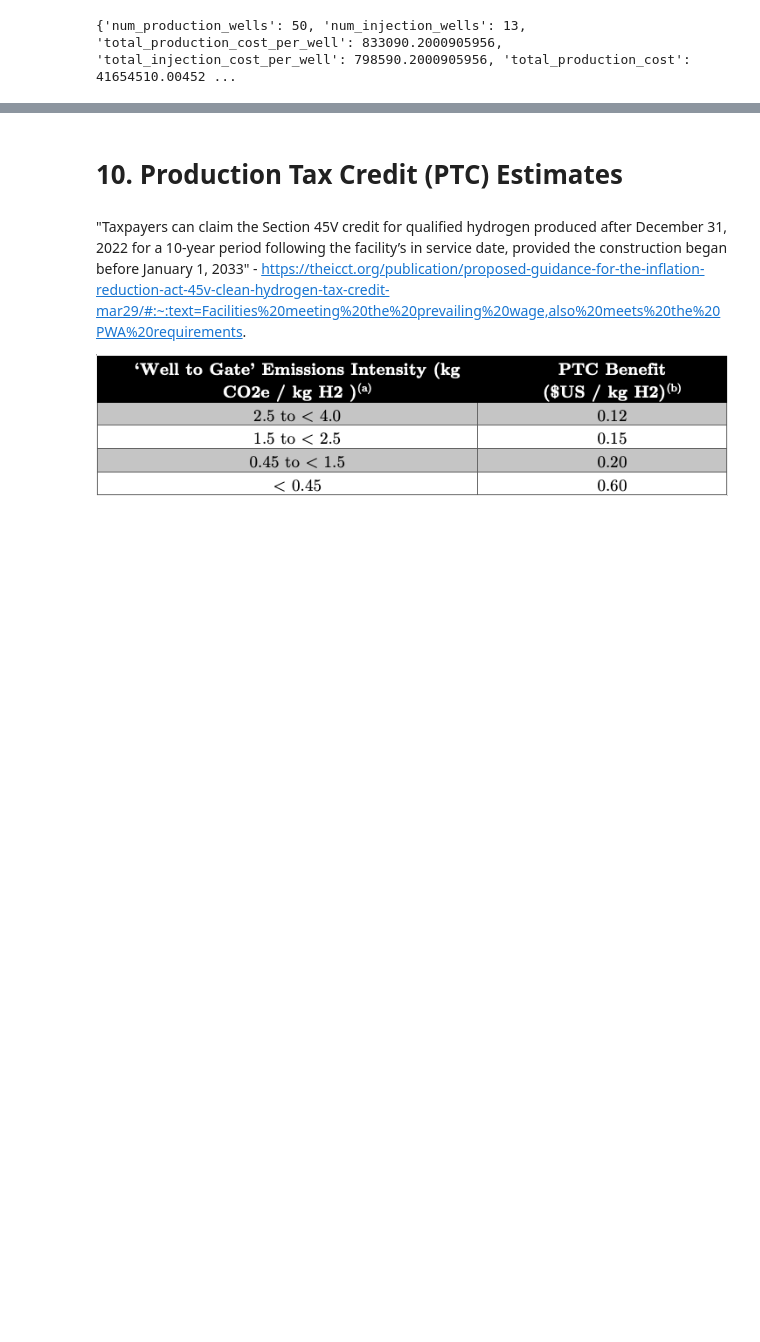
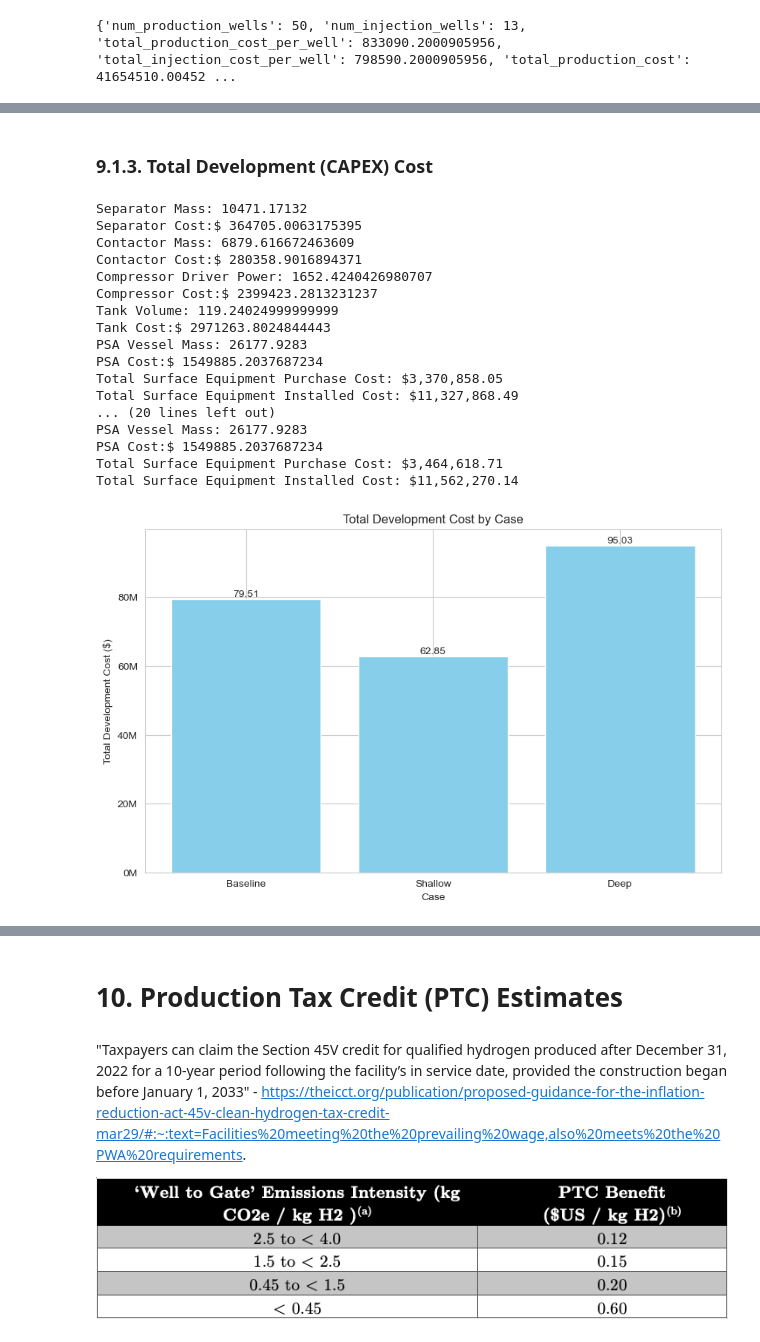
Before and after one commit to tblackfd/Geologic-Hydrogen-LCA-TEA, a Jupyter notebook: BrandtModelReplication_v0_2.ipynb, the cells around one changed output, grey strips where cells are left out. Cells and saved outputs as stored; diff of their text form; code cells hidden in the pictures; blank space fills up the shorter version.

```diff
--- a/BrandtModelReplication_v0_2.ipynb
+++ b/BrandtModelReplication_v0_2.ipynb
@@ -6475,0 +6425,74 @@ def calculate_total_development_cost(case, num_production_wells, injection_well_
+# %% [markdown]
+### 9.1.3. Total Development (CAPEX) Cost
+# %%
+# Define a function to calculate the total development cost for each case, including drilling and completion costs and surface equipment costs:
+
+
+def estimate_total_development_cost(case, num_production_wells, injection_well_percentage=0.25):
+    # Calculate drilling costs
+    drilling_costs = estimate_drilling_costs(case, num_production_wells, injection_well_percentage)
+
+    # Calculate surface equipment costs
+    equipment_costs = estimate_total_equipment_cost(case)
+
+    # Calculate total development cost
+    total_development_cost = drilling_costs['combined_total_cost'] + equipment_costs['total_surface_equipment_installed_cost_2023']
+
+    return {
+        'case': case,
+        'num_production_wells': drilling_costs['num_production_wells'],
+        'num_injection_wells': drilling_costs['num_injection_wells'],
+        'total_development_cost': total_development_cost
+    }
+
+# Plot the total development cost for all cases on a single vertical bar chart:
+
+def plot_total_development_cost():
+    # Define the number of production wells for each case
+    num_production_wells = {
+        'Baseline': 50,
+        'Shallow': 50,
+        'Deep': 50
+    }
+
+    # Calculate the total development cost for each case
+    development_costs = [estimate_total_development_cost(case, num_wells) for case, num_wells in num_production_wells.items()]
+
+    # Extract the case names and total development costs
+    case_names = [cost['case'] for cost in development_costs]
+    total_costs = [cost['total_development_cost'] for cost in development_costs]
+
+    # Plot the total development costs
+    fig, ax = plt.subplots(figsize=(10, 6))
+    ax.bar(case_names, total_costs, color='skyblue')
+    ax.set_title('Total Development Cost by Case')
+    ax.set_ylabel('Total Development Cost ($)')
+    # Make the y axis units in millions of dollars
+    ax.yaxis.set_major_formatter(ticker.FuncFormatter(lambda x, _: f'{x / 1e6:.0f}M'))
+    ax.set_xlabel('Case')
+    # Add the total cost values on top of the bars
+    for i, cost in enumerate(total_costs):
+        ax.text(i, cost, f'{cost / 1e6:.2f}', ha='center', va='bottom')
+    plt.show()
+
+# Example usage
+plot_total_development_cost()
+# %% [output]
+Separator Mass: 10471.17132
+Separator Cost:$ 364705.0063175395
+Contactor Mass: 6879.616672463609
+Contactor Cost:$ 280358.9016894371
+Compressor Driver Power: 1652.4240426980707
+Compressor Cost:$ 2399423.2813231237
+Tank Volume: 119.24024999999999
+Tank Cost:$ 2971263.8024844443
+PSA Vessel Mass: 26177.9283
+PSA Cost:$ 1549885.2037687234
+Total Surface Equipment Purchase Cost: $3,370,858.05
+Total Surface Equipment Installed Cost: $11,327,868.49
+... (20 lines left out)
+PSA Vessel Mass: 26177.9283
+PSA Cost:$ 1549885.2037687234
+Total Surface Equipment Purchase Cost: $3,464,618.71
+Total Surface Equipment Installed Cost: $11,562,270.14
+[figure, added]
```
Also changed, not shown: parts of 32 cells of this notebook.
